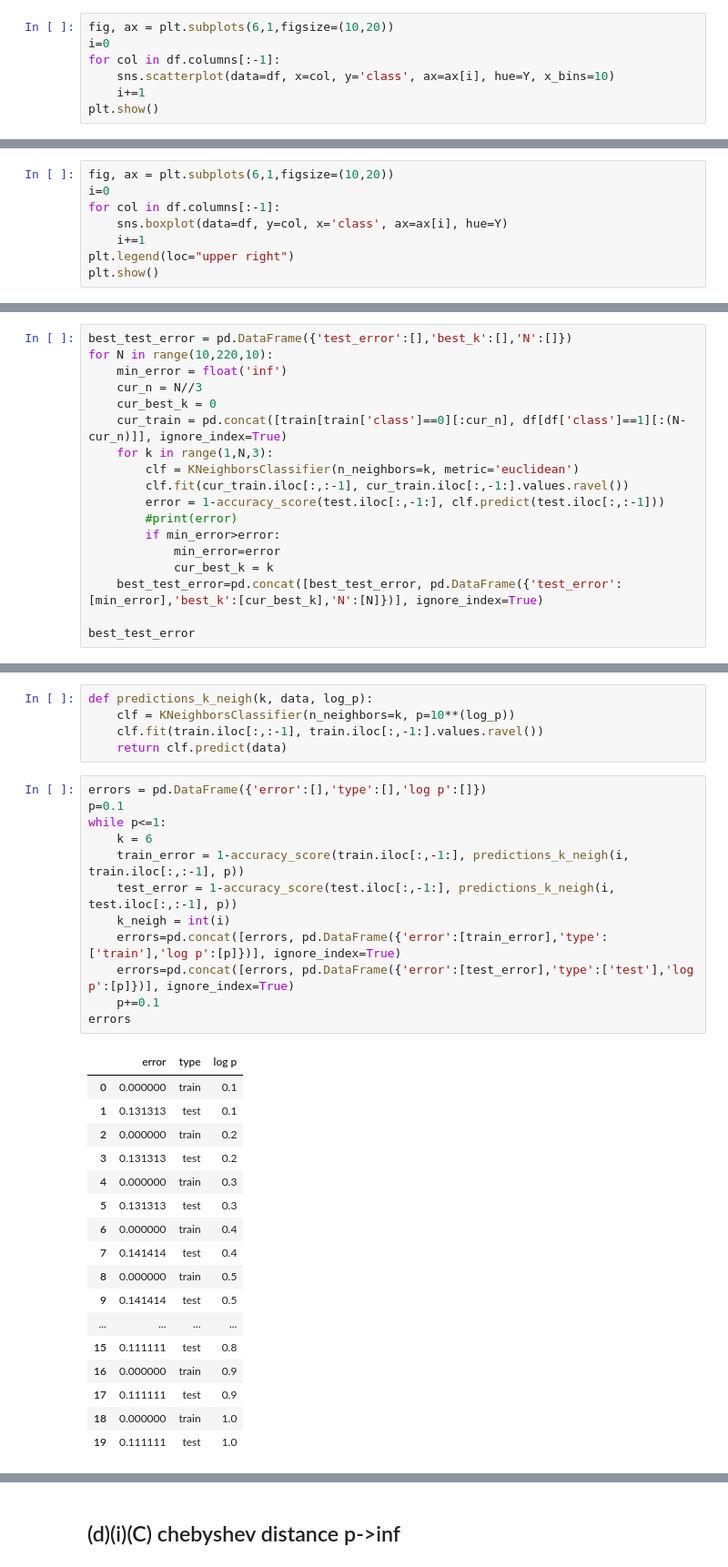
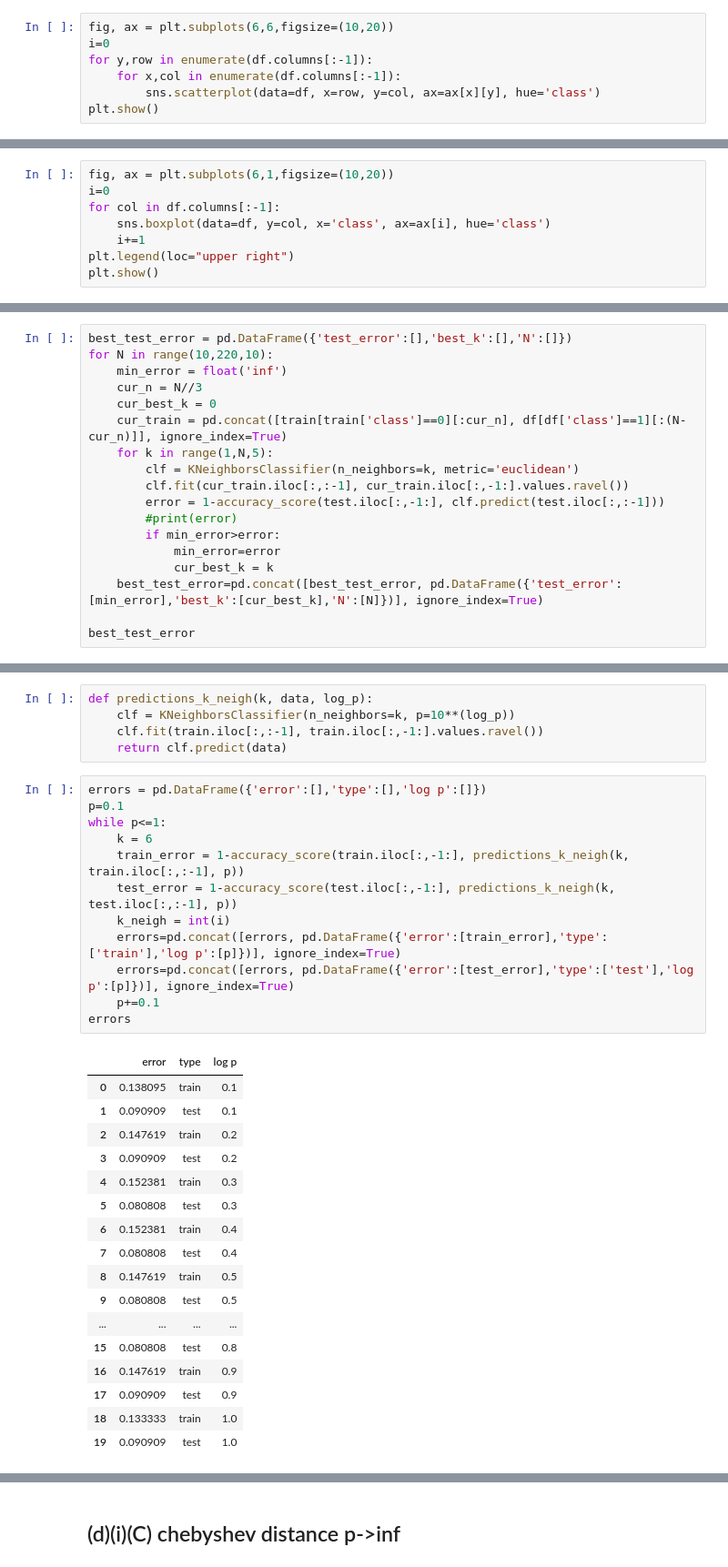
Before and after one commit to SrihithaReddy13/DSCI552FALL22, a Jupyter notebook: HW1/notebook/HW1.ipynb, the cells around one changed output, grey strips where cells are left out. Shown at 91% size. Saved outputs shown, nothing was run; the diff lists cells and outputs as text.

```diff
--- a/HW1/notebook/HW1.ipynb
+++ b/HW1/notebook/HW1.ipynb
@@ -71,10 +73,10 @@ df
 # %% [markdown]
 ## (b)(i) Scatterplots on independant variables
 # %%
-fig, ax = plt.subplots(6,1,figsize=(10,20))
+fig, ax = plt.subplots(6,6,figsize=(10,20))
 i=0
-for col in df.columns[:-1]:
-    sns.scatterplot(data=df, x=col, y='class', ax=ax[i], hue=Y, x_bins=10)
-    i+=1
+for y,row in enumerate(df.columns[:-1]):
+    for x,col in enumerate(df.columns[:-1]):
+        sns.scatterplot(data=df, x=row, y=col, ax=ax[x][y], hue='class')
 plt.show()
 # %% [output]
@@ -85,7 +87,7 @@ plt.show()
 fig, ax = plt.subplots(6,1,figsize=(10,20))
 i=0
 for col in df.columns[:-1]:
-    sns.boxplot(data=df, y=col, x='class', ax=ax[i], hue=Y)
+    sns.boxplot(data=df, y=col, x='class', ax=ax[i], hue='class')
     i+=1
 plt.legend(loc="upper right")
 plt.show()
@@ -209,7 +218,7 @@ for N in range(10,220,10):
     cur_n = N//3
     cur_best_k = 0
     cur_train = pd.concat([train[train['class']==0][:cur_n], df[df['class']==1][:(N-cur_n)]], ignore_index=True)
-    for k in range(1,N,3):
+    for k in range(1,N,5):
         clf = KNeighborsClassifier(n_neighbors=k, metric='euclidean')
         clf.fit(cur_train.iloc[:,:-1], cur_train.iloc[:,-1:].values.ravel())
         error = 1-accuracy_score(test.iloc[:,-1:], clf.predict(test.iloc[:,:-1]))
@@ -290,33 +303,33 @@ def predictions_k_neigh(k, data, log_p):
 # %%
 errors = pd.DataFrame({'error':[],'type':[],'log p':[]})
 p=0.1
 while p<=1:
     k = 6
-    train_error = 1-accuracy_score(train.iloc[:,-1:], predictions_k_neigh(i, train.iloc[:,:-1], p))
-    test_error = 1-accuracy_score(test.iloc[:,-1:], predictions_k_neigh(i, test.iloc[:,:-1], p))
+    train_error = 1-accuracy_score(train.iloc[:,-1:], predictions_k_neigh(k, train.iloc[:,:-1], p))
+    test_error = 1-accuracy_score(test.iloc[:,-1:], predictions_k_neigh(k, test.iloc[:,:-1], p))
     k_neigh = int(i)
     errors=pd.concat([errors, pd.DataFrame({'error':[train_error],'type':['train'],'log p':[p]})], ignore_index=True)
     errors=pd.concat([errors, pd.DataFrame({'error':[test_error],'type':['test'],'log p':[p]})], ignore_index=True)
     p+=0.1
 errors
 # %% [output]
 |  | error | type | log p |
-| 0 | 0.000000 | train | 0.1 |
-| 1 | 0.131313 | test | 0.1 |
-| 2 | 0.000000 | train | 0.2 |
-| 3 | 0.131313 | test | 0.2 |
-| 4 | 0.000000 | train | 0.3 |
-| 5 | 0.131313 | test | 0.3 |
-| 6 | 0.000000 | train | 0.4 |
-| 7 | 0.141414 | test | 0.4 |
-| 8 | 0.000000 | train | 0.5 |
-| 9 | 0.141414 | test | 0.5 |
+| 0 | 0.138095 | train | 0.1 |
+| 1 | 0.090909 | test | 0.1 |
+| 2 | 0.147619 | train | 0.2 |
+| 3 | 0.090909 | test | 0.2 |
+| 4 | 0.152381 | train | 0.3 |
+| 5 | 0.080808 | test | 0.3 |
+| 6 | 0.152381 | train | 0.4 |
+| 7 | 0.080808 | test | 0.4 |
+| 8 | 0.147619 | train | 0.5 |
+| 9 | 0.080808 | test | 0.5 |
 | ... | ... | ... | ... |
-| 15 | 0.111111 | test | 0.8 |
-| 16 | 0.000000 | train | 0.9 |
-| 17 | 0.111111 | test | 0.9 |
-| 18 | 0.000000 | train | 1.0 |
-| 19 | 0.111111 | test | 1.0 |
+| 15 | 0.080808 | test | 0.8 |
+| 16 | 0.147619 | train | 0.9 |
+| 17 | 0.090909 | test | 0.9 |
+| 18 | 0.133333 | train | 1.0 |
+| 19 | 0.090909 | test | 1.0 |
 # %%
 errors[errors['error']==errors[errors['type']=='test']['error'].min()].min()
 # %% [output]
```
Also changed, not shown: parts of 22 cells of this notebook.
